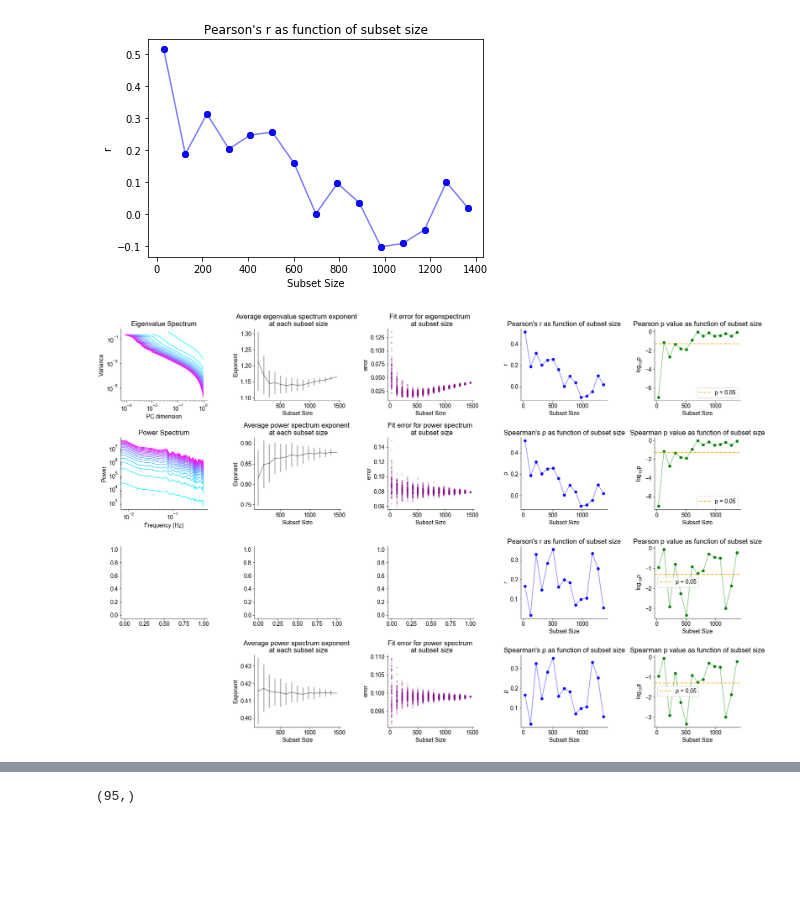
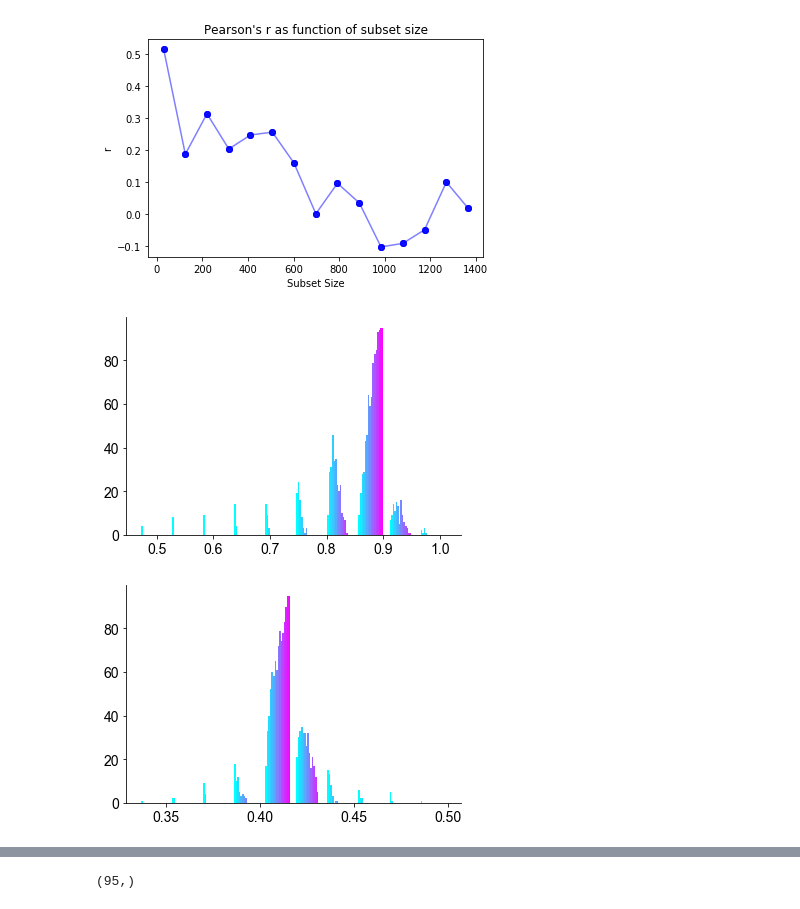
Before and after one commit to voytekresearch/galaxybrain, a Jupyter notebook: notebooks/explorative_analysis_plotting.ipynb, the cells around one changed output, grey strips where cells are left out. Drawn from its saved outputs; the diff is of its cells as text; code cells hidden in the pictures; blank space fills up the shorter version.

```diff
--- a/notebooks/explorative_analysis_plotting.ipynb
+++ b/notebooks/explorative_analysis_plotting.ipynb
@@ -37,7 +40,9 @@ plot_utils.corr_plot(nosum['krebs']['all']['data']['pearson_corr1'], 'Pearson',
                     nosum['krebs']['all']['data']['pearson_corr1'].shape[0])
 # %% [output]
 [figure]
-# %%
-plot_utils.plot_all_measures(nosum['krebs']['all']['data'])
-# %% [output]
-[figure, removed]
+# %%
+plt.hist(nosum['krebs']['all']['data']['psd_exp1']); plt.show()
+plt.hist(nosum['krebs']['all']['data']['psd_exp2']); plt.show()
+# %% [output]
+[figure, added]
+[figure, added]
```
Also changed, not shown: parts of 12 cells of this notebook, 5 other files.
